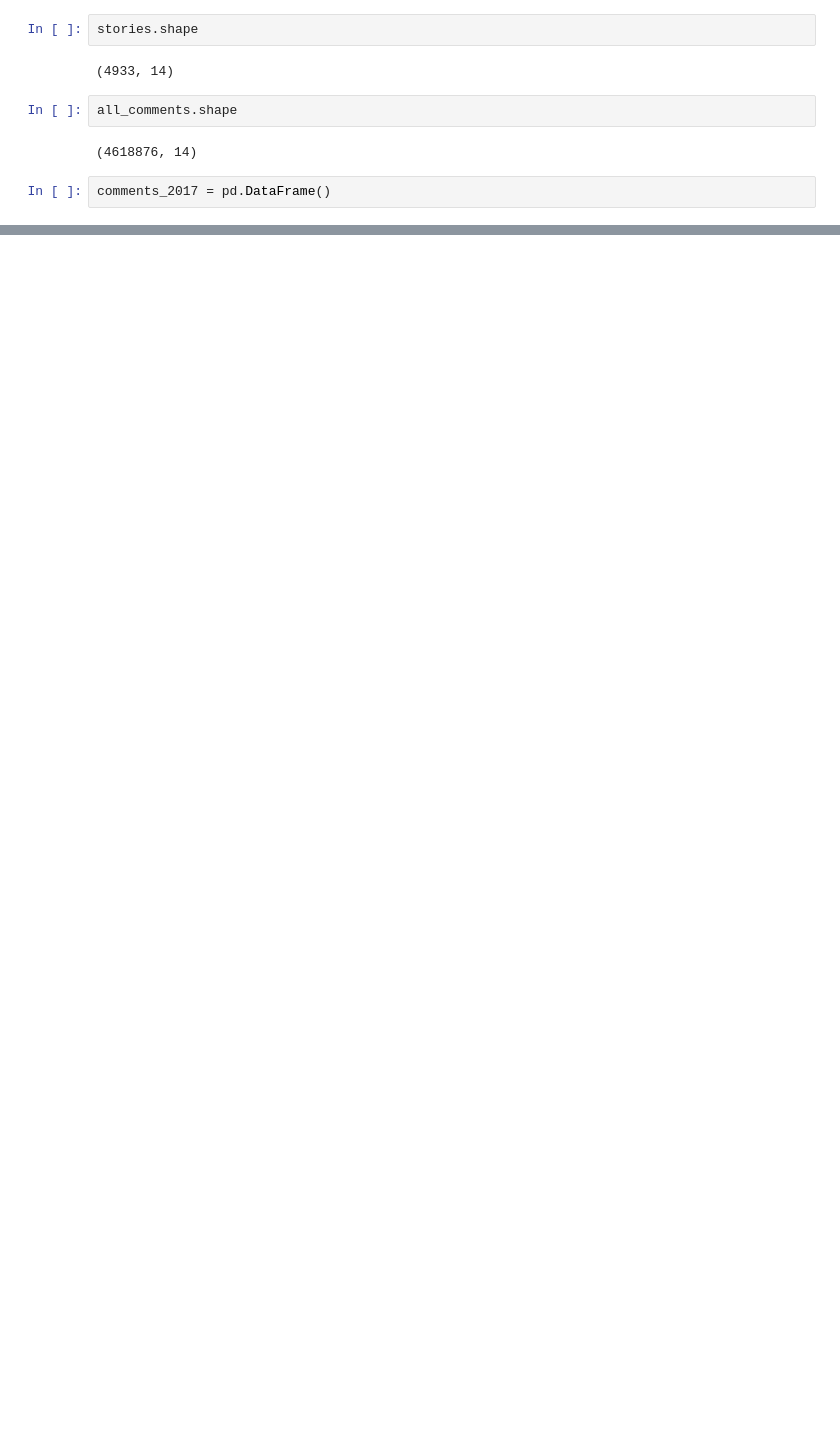
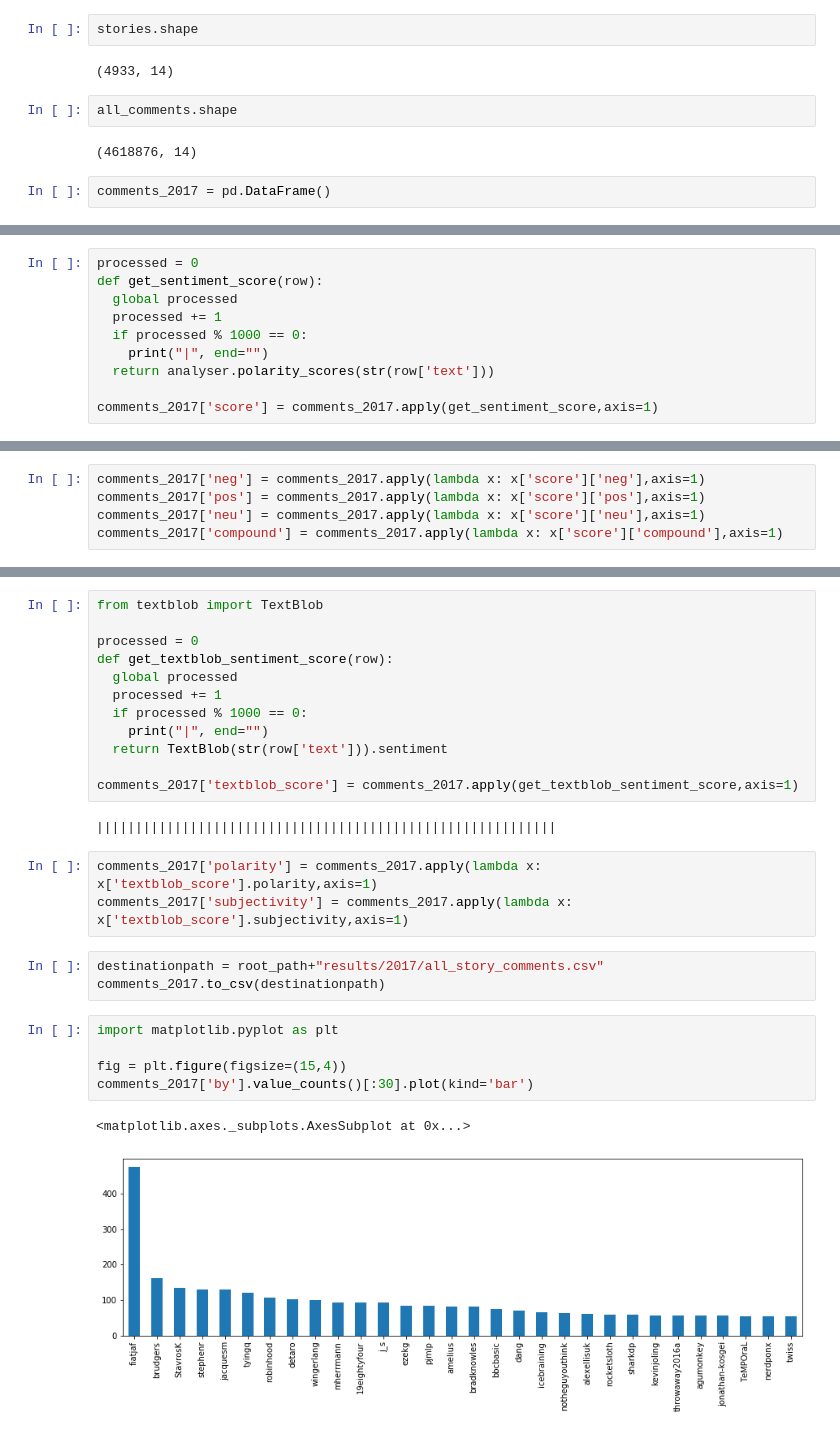
Before and after one commit to marinathomas/SentimentAnalysisHN, a Jupyter notebook: 2017.ipynb, the cells around one changed output, grey strips where cells are left out. Saved outputs shown, nothing was run; the diff lists cells and outputs as text; blank space fills up the shorter version.

```diff
--- a/2017.ipynb
+++ b/2017.ipynb
@@ -94,0 +178,10 @@ print(comments_2017.shape)
+# %%
+processed = 0
+def get_sentiment_score(row):
+  global processed
+  processed += 1
+  if processed % 1000 == 0:
+    print("|", end="")
+  return analyser.polarity_scores(str(row['text']))
+
+comments_2017['score'] = comments_2017.apply(get_sentiment_score,axis=1)
@@ -94,0 +190,5 @@ print(comments_2017.shape)
+# %%
+comments_2017['neg'] = comments_2017.apply(lambda x: x['score']['neg'],axis=1)
+comments_2017['pos'] = comments_2017.apply(lambda x: x['score']['pos'],axis=1)
+comments_2017['neu'] = comments_2017.apply(lambda x: x['score']['neu'],axis=1)
+comments_2017['compound'] = comments_2017.apply(lambda x: x['score']['compound'],axis=1)
@@ -94,0 +210,28 @@ print(comments_2017.shape)
+# %%
+from textblob import TextBlob
+
+processed = 0
+def get_textblob_sentiment_score(row):
+  global processed
+  processed += 1
+  if processed % 1000 == 0:
+    print("|", end="")
+  return TextBlob(str(row['text'])).sentiment
+
+comments_2017['textblob_score'] = comments_2017.apply(get_textblob_sentiment_score,axis=1)
+# %% [output]
+|||||||||||||||||||||||||||||||||||||||||||||||||||||||||||
+# %%
+comments_2017['polarity'] = comments_2017.apply(lambda x: x['textblob_score'].polarity,axis=1)
+comments_2017['subjectivity'] = comments_2017.apply(lambda x: x['textblob_score'].subjectivity,axis=1)
+# %%
+destinationpath = root_path+"results/2017/all_story_comments.csv"
+comments_2017.to_csv(destinationpath)
+# %%
+import matplotlib.pyplot as plt
+
+fig = plt.figure(figsize=(15,4))
+comments_2017['by'].value_counts()[:30].plot(kind='bar')
+# %% [output]
+<matplotlib.axes._subplots.AxesSubplot at 0x...>
+[figure, added]
```
Also changed, not shown: parts of 40 cells of this notebook.
